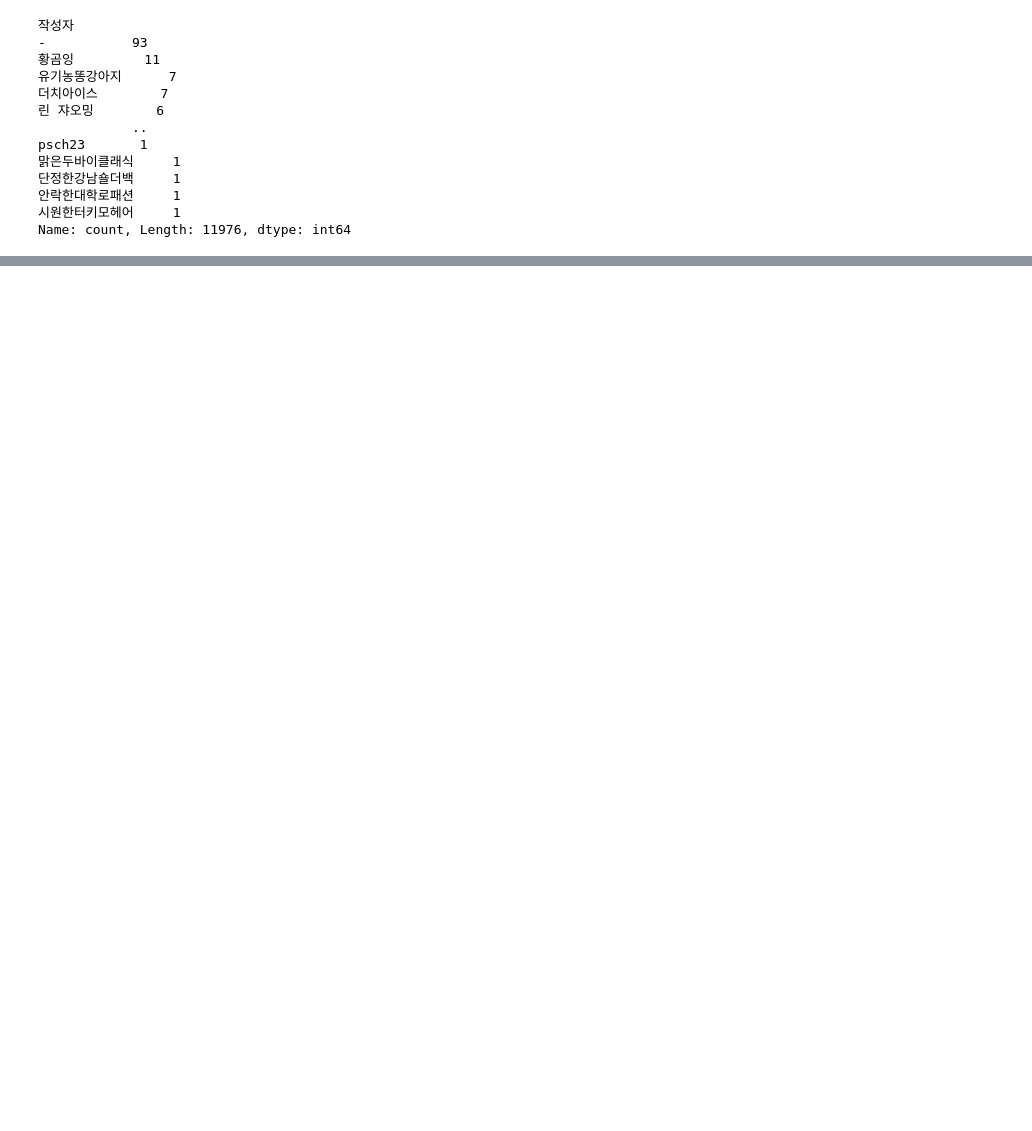
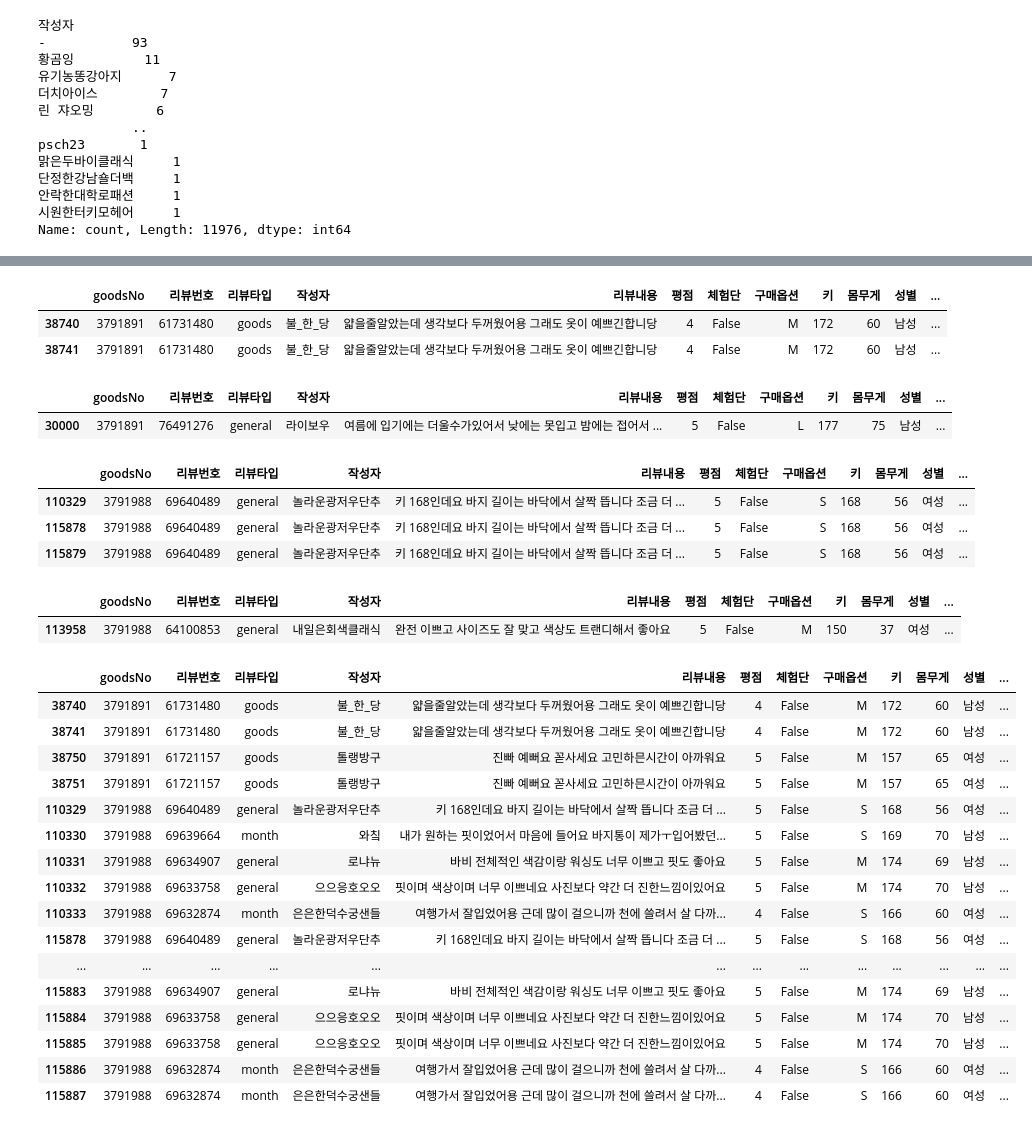
Before and after one commit to yoohengu/review_analysis_filluminate, a Jupyter notebook: kms/notepad.ipynb, the cells around one changed output, grey strips where cells are left out. Saved outputs shown, nothing was run; the diff lists cells and outputs as text; code cells hidden in the pictures; blank space fills up the shorter version.

```diff
--- a/kms/notepad.ipynb
+++ b/kms/notepad.ipynb
@@ -85,3 +85,36 @@ outer[outer['작성자']=='황곰잉']
 | 458694 | 1291017 | 16441319 | 황곰잉 | 보통 55사이즈 입는데 M사이즈 잘 맞아요 \n두께가 있어서... | 5 | False | 블랙 · M | 163 | 45 | 여성 | 2021-04-26T22:53:54.000+09:00 | ... |
 | 459185 | 1291017 | 15860786 | 황곰잉 | 집에있던 항공점퍼가 넘 헤져서 구매했는데\n좀 큰감이 있지만... | 5 | False | 블랙 · M | 163 | 45 | 여성 | 2021-03-29T11:26:50.000+09:00 | ... |
 | 459188 | 1291017 | 15854256 | 황곰잉 | 좀 크긴한데 크게 입을려고 구매한거라 좋아요\n두께감도 지금... | 5 | False | 블랙 · M | 163 | 45 | 여성 | 2021-03-28T22:40:27.000+09:00 | ... |
+# %%
+import pandas as pd
+
+products = [
+    pd.read_csv("filluminate_products_001.csv"),
+    pd.read_csv("filluminate_products_002.csv"),
+    pd.read_csv("filluminate_products_003.csv"),
+    pd.read_csv("travel_products_001.csv"),
+    pd.read_csv("travel_products_002.csv"),
+    pd.read_csv("travel_products_003.csv"),
+    pd.read_csv("jemut_products_001.csv"),
+    pd.read_csv("jemut_products_002.csv"),
+    #pd.read_csv("jemut_products_003.csv")
+]
+
+reviews = [
+    pd.read_csv("filluminate_reviews_001.csv"),
+    pd.read_csv("filluminate_reviews_002.csv"),
+    pd.read_csv("filluminate_reviews_003.csv"),
+    pd.read_csv("travel_reviews_001.csv"),
+    pd.read_csv("travel_reviews_002.csv"),
+    pd.read_csv("travel_reviews_003.csv"),
+    pd.read_csv("jemut_reviews_001.csv"),
+    pd.read_csv("jemut_reviews_002.csv"),
+    #pd.read_csv("jemut_reviews_003.csv")
+]
+
+products_all = pd.concat(products, ignore_index=True)
+reviews_all = pd.concat(reviews, ignore_index=True)
+
+# 결과 확인
+print(f"Products shape: {products_all.shape}")
+print(f"Reviews shape: {reviews_all.shape}")
@@ -87,0 +176,44 @@ outer[outer['작성자']=='황곰잉']
+# %%
+display(reviews_all[reviews_all['리뷰번호'] == 61731480])
+# filluminate_reviews_001 61721157,61731480
+# %% [output]
+|  | goodsNo | 리뷰번호 | 리뷰타입 | 작성자 | 리뷰내용 | 평점 | 체험단 | 구매옵션 | 키 | 몸무게 | 성별 | ... |
+| 38740 | 3791891 | 61731480 | goods | 불_한_당 | 얇을줄알았는데 생각보다 두꺼웠어용 그래도 옷이 예쁘긴합니당 | 4 | False | M | 172 | 60 | 남성 | ... |
+| 38741 | 3791891 | 61731480 | goods | 불_한_당 | 얇을줄알았는데 생각보다 두꺼웠어용 그래도 옷이 예쁘긴합니당 | 4 | False | M | 172 | 60 | 남성 | ... |
+# %%
+display(reviews_all[reviews_all['리뷰번호'] == 76491276])
+# %% [output]
+|  | goodsNo | 리뷰번호 | 리뷰타입 | 작성자 | 리뷰내용 | 평점 | 체험단 | 구매옵션 | 키 | 몸무게 | 성별 | ... |
+| 30000 | 3791891 | 76491276 | general | 라이보우 | 여름에 입기에는 더울수가있어서 낮에는 못입고 밤에는 접어서 ... | 5 | False | L | 177 | 75 | 남성 | ... |
+# %%
+display(reviews_all[reviews_all['리뷰번호'] == 69640489])
+# %% [output]
+|  | goodsNo | 리뷰번호 | 리뷰타입 | 작성자 | 리뷰내용 | 평점 | 체험단 | 구매옵션 | 키 | 몸무게 | 성별 | ... |
+| 110329 | 3791988 | 69640489 | general | 놀라운광저우단추 | 키 168인데요 바지 길이는 바닥에서 살짝 뜹니다 조금 더 ... | 5 | False | S | 168 | 56 | 여성 | ... |
+| 115878 | 3791988 | 69640489 | general | 놀라운광저우단추 | 키 168인데요 바지 길이는 바닥에서 살짝 뜹니다 조금 더 ... | 5 | False | S | 168 | 56 | 여성 | ... |
+| 115879 | 3791988 | 69640489 | general | 놀라운광저우단추 | 키 168인데요 바지 길이는 바닥에서 살짝 뜹니다 조금 더 ... | 5 | False | S | 168 | 56 | 여성 | ... |
+# %%
+display(reviews_all[reviews_all['리뷰번호'] == 64100853])
+# %% [output]
+|  | goodsNo | 리뷰번호 | 리뷰타입 | 작성자 | 리뷰내용 | 평점 | 체험단 | 구매옵션 | 키 | 몸무게 | 성별 | ... |
+| 113958 | 3791988 | 64100853 | general | 내일은회색클래식 | 완전 이쁘고 사이즈도 잘 맞고 색상도 트랜디해서 좋아요 | 5 | False | M | 150 | 37 | 여성 | ... |
+# %%
+reviews_all[reviews_all.duplicated(keep=False)]
+# %% [output]
+|  | goodsNo | 리뷰번호 | 리뷰타입 | 작성자 | 리뷰내용 | 평점 | 체험단 | 구매옵션 | 키 | 몸무게 | 성별 | ... |
+| 38740 | 3791891 | 61731480 | goods | 불_한_당 | 얇을줄알았는데 생각보다 두꺼웠어용 그래도 옷이 예쁘긴합니당 | 4 | False | M | 172 | 60 | 남성 | ... |
+| 38741 | 3791891 | 61731480 | goods | 불_한_당 | 얇을줄알았는데 생각보다 두꺼웠어용 그래도 옷이 예쁘긴합니당 | 4 | False | M | 172 | 60 | 남성 | ... |
+| 38750 | 3791891 | 61721157 | goods | 톨랭방구 | 진빠 예뻐요 꼳사세요 고민하믄시간이 아까워요 | 5 | False | M | 157 | 65 | 여성 | ... |
+| 38751 | 3791891 | 61721157 | goods | 톨랭방구 | 진빠 예뻐요 꼳사세요 고민하믄시간이 아까워요 | 5 | False | M | 157 | 65 | 여성 | ... |
+| 110329 | 3791988 | 69640489 | general | 놀라운광저우단추 | 키 168인데요 바지 길이는 바닥에서 살짝 뜹니다 조금 더 ... | 5 | False | S | 168 | 56 | 여성 | ... |
+| 110330 | 3791988 | 69639664 | month | 와칰 | 내가 원하는 핏이었어서 마음에 들어요 바지통이 제가ㅜ입어봤던... | 5 | False | S | 169 | 70 | 남성 | ... |
+| 110331 | 3791988 | 69634907 | general | 로냐뉴 | 바비 전체적인 색감이랑 워싱도 너무 이쁘고 핏도 좋아요 | 5 | False | M | 174 | 69 | 남성 | ... |
+| 110332 | 3791988 | 69633758 | general | 으으응호오오 | 핏이며 색상이며 너무 이쁘네요 사진보다 약간 더 진한느낌이있어요 | 5 | False | M | 174 | 70 | 남성 | ... |
+| 110333 | 3791988 | 69632874 | month | 은은한덕수궁샌들 | 여행가서 잘입었어용 근데 많이 걸으니까 천에 쓸려서 살 다까... | 4 | False | S | 166 | 60 | 여성 | ... |
+| 115878 | 3791988 | 69640489 | general | 놀라운광저우단추 | 키 168인데요 바지 길이는 바닥에서 살짝 뜹니다 조금 더 ... | 5 | False | S | 168 | 56 | 여성 | ... |
+| ... | ... | ... | ... | ... | ... | ... | ... | ... | ... | ... | ... | ... |
+| 115883 | 3791988 | 69634907 | general | 로냐뉴 | 바비 전체적인 색감이랑 워싱도 너무 이쁘고 핏도 좋아요 | 5 | False | M | 174 | 69 | 남성 | ... |
+| 115884 | 3791988 | 69633758 | general | 으으응호오오 | 핏이며 색상이며 너무 이쁘네요 사진보다 약간 더 진한느낌이있어요 | 5 | False | M | 174 | 70 | 남성 | ... |
+| 115885 | 3791988 | 69633758 | general | 으으응호오오 | 핏이며 색상이며 너무 이쁘네요 사진보다 약간 더 진한느낌이있어요 | 5 | False | M | 174 | 70 | 남성 | ... |
+| 115886 | 3791988 | 69632874 | month | 은은한덕수궁샌들 | 여행가서 잘입었어용 근데 많이 걸으니까 천에 쓸려서 살 다까... | 4 | False | S | 166 | 60 | 여성 | ... |
+| 115887 | 3791988 | 69632874 | month | 은은한덕수궁샌들 | 여행가서 잘입었어용 근데 많이 걸으니까 천에 쓸려서 살 다까... | 4 | False | S | 166 | 60 | 여성 | ... |
```
Also changed, not shown: parts of 6 cells of this notebook, 5 other files.
